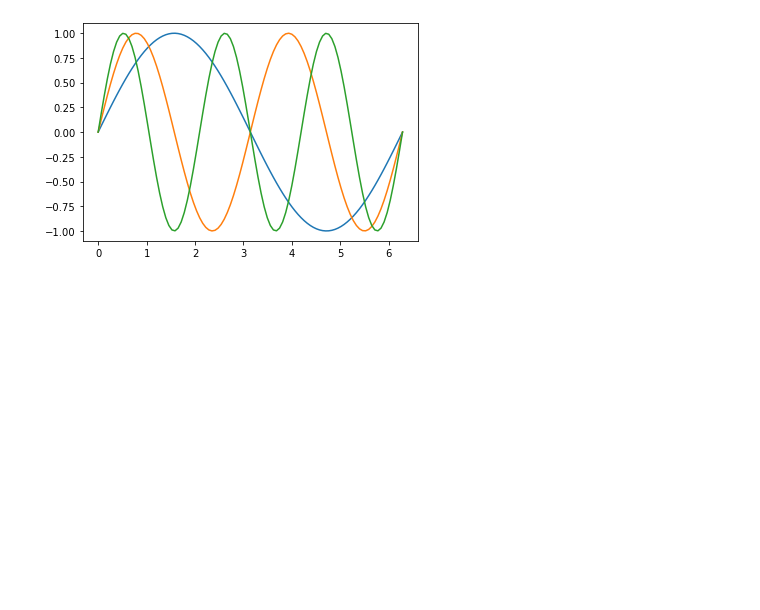
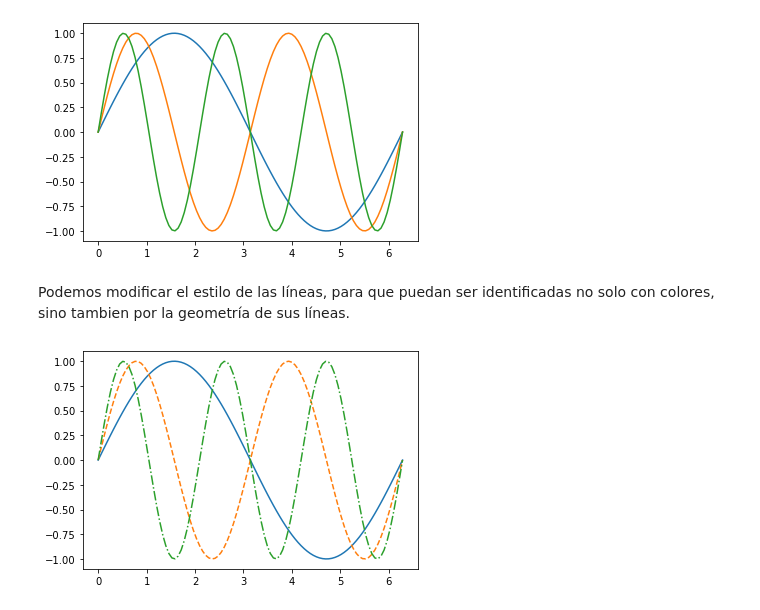
Before and after one commit to GeoLatinas/Intro-to-python, a Jupyter notebook: notebooks/04-graficos.ipynb, the cells around one changed output. Drawn from its saved outputs; the diff is of its cells as text; code cells hidden in the pictures; blank space fills up the shorter version.

```diff
--- a/notebooks/04-graficos.ipynb
+++ b/notebooks/04-graficos.ipynb
@@ -152,3 +76,12 @@ plt.plot(x, np.sin(3 * x))
 plt.show()
 # %% [output]
 [figure]
+# %% [markdown]
+Podemos modificar el estilo de las líneas, para que puedan ser identificadas no solo con colores, sino tambien por la geometría de sus líneas.
+# %%
+plt.plot(x, np.sin(x), linestyle="-")
+plt.plot(x, np.sin(2 * x), linestyle="--")
+plt.plot(x, np.sin(3 * x), linestyle="-.")
+plt.show()
+# %% [output]
+[figure, added]
```
Also changed, not shown: parts of 47 cells of this notebook.
